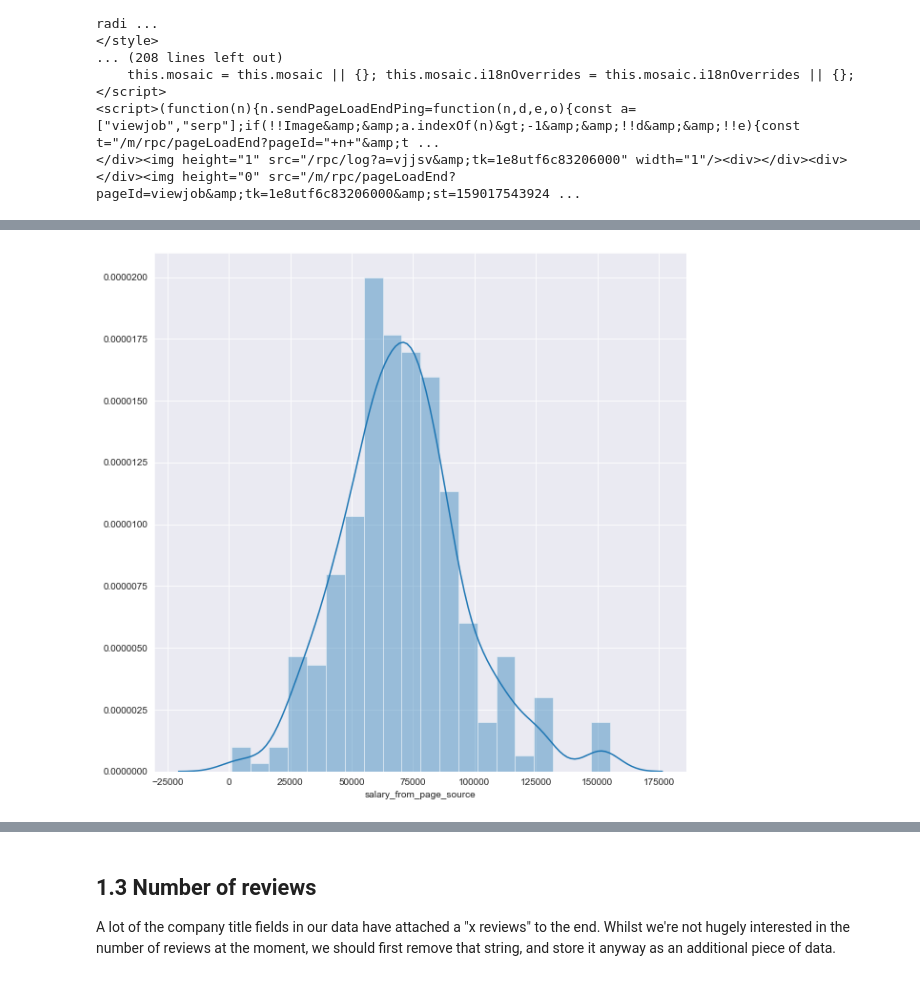
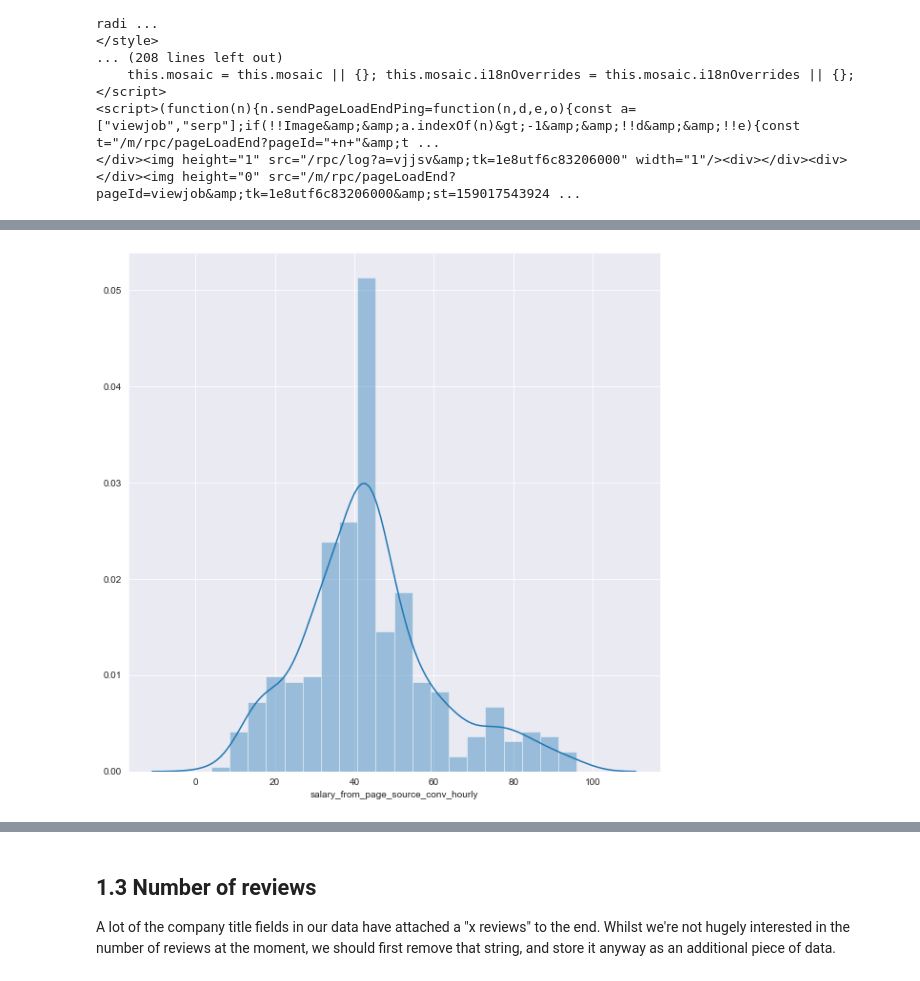
Before and after one commit to Ioana-P/MLEng_vs_DScientist_analysis, a Jupyter notebook: 4b. Data_preprocessing.ipynb, the cells around one changed output, grey strips where cells are left out. Cells and saved outputs as stored; diff of their text form; code cells hidden in the pictures.

```diff
--- a/4b. Data_preprocessing.ipynb
+++ b/4b. Data_preprocessing.ipynb
@@ -381,3 +470,0 @@ l
-# %%
-for i in range(0,100):
-    print(get_salary(merged_jobs.job_post_html[i].values))
@@ -403,0 +471,7 @@ merged_jobs_reset = merged_jobs.reset_index(drop=True)
+# %%
+for i in range(0,len(merged_jobs_reset)):
+    x = get_salary(merged_jobs_reset.job_post_html[i])
+#     if x[0]<1000:
+#         print('INDEX IS', i)
+    if len(x)!=3:
+        print('MORE THAN 3 VALUES TO UNPACK AT INDEX... ', i)
@@ -404,2 +500,2 @@ merged_jobs_reset = merged_jobs.reset_index(drop=True)
 # %%
-merged_jobs_reset['salary_from_page_source']=merged_jobs_reset.job_post_html.apply(get_salary)
+merged_jobs_reset['salary_data'] = merged_jobs_reset.job_post_html.apply(get_salary)
@@ -406,3 +517,7 @@ merged_jobs_reset['salary_from_page_source']=merged_jobs_reset.job_post_html.app
+# %%
+merged_jobs_reset['salary_from_page_source_as_stated'] = [round(x[0],2) for x in merged_jobs_reset.iloc[:,7]]
+merged_jobs_reset['salary_from_page_source_conv_hourly'] = [round(x[1],2) for x in merged_jobs_reset.iloc[:,7]]
+merged_jobs_reset['salary_from_page_source_time_period'] = [x[2] for x in merged_jobs_reset.iloc[:,7]]
 # %%
 merged_jobs_reset.head(10)
 # %% [output]
@@ -476,7 +631,7 @@ memory usage: 43.8+ KB
 # %%
 plt.figure(figsize=(10,10))
-sns.distplot(merged_jobs_reset.salary_from_page_source, bins=20)
+sns.distplot(merged_jobs_reset.salary_from_page_source_conv_hourly, bins=20)
 plt.show();
 # %% [output]
-[figure, old version]
+[figure, new version]
 # %%
```
Also changed, not shown: parts of 53 cells of this notebook, 6 other files.
